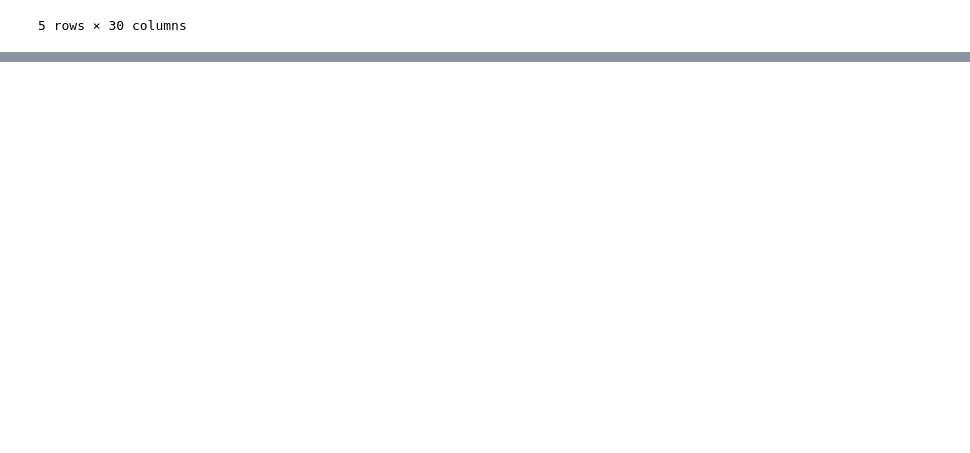
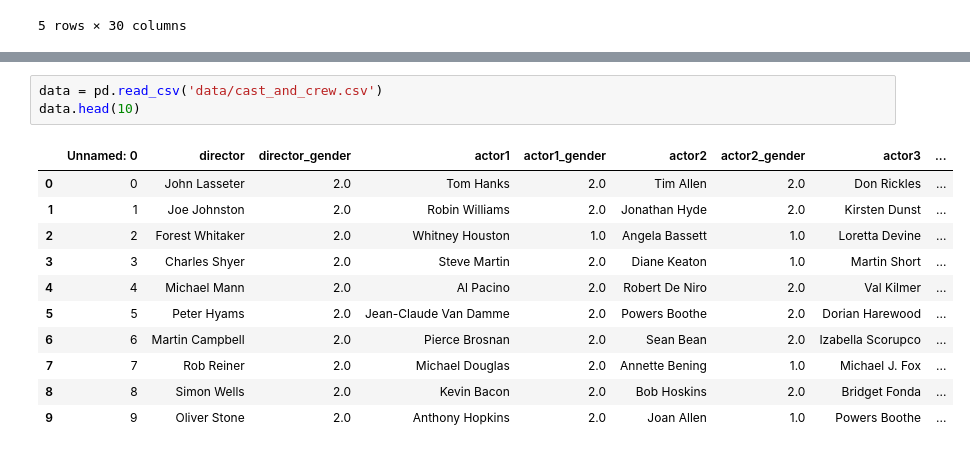
Before and after one commit to apoovey/DataScienceFinalProject, a Jupyter notebook: merge_datasets.ipynb, the cells around one changed output, grey strips where cells are left out. Drawn from its saved outputs; the diff is of its cells as text; blank space fills up the shorter version.

```diff
--- a/merge_datasets.ipynb
+++ b/merge_datasets.ipynb
@@ -306,0 +362,15 @@ data.head()
+# %%
+data = pd.read_csv('data/cast_and_crew.csv')
+data.head(10)
+# %% [output]
+|  | Unnamed: 0 | director | director_gender | actor1 | actor1_gender | actor2 | actor2_gender | actor3 | ... |
+| 0 | 0 | John Lasseter | 2.0 | Tom Hanks | 2.0 | Tim Allen | 2.0 | Don Rickles | ... |
+| 1 | 1 | Joe Johnston | 2.0 | Robin Williams | 2.0 | Jonathan Hyde | 2.0 | Kirsten Dunst | ... |
+| 2 | 2 | Forest Whitaker | 2.0 | Whitney Houston | 1.0 | Angela Bassett | 1.0 | Loretta Devine | ... |
+| 3 | 3 | Charles Shyer | 2.0 | Steve Martin | 2.0 | Diane Keaton | 1.0 | Martin Short | ... |
+| 4 | 4 | Michael Mann | 2.0 | Al Pacino | 2.0 | Robert De Niro | 2.0 | Val Kilmer | ... |
+| 5 | 5 | Peter Hyams | 2.0 | Jean-Claude Van Damme | 2.0 | Powers Boothe | 2.0 | Dorian Harewood | ... |
+| 6 | 6 | Martin Campbell | 2.0 | Pierce Brosnan | 2.0 | Sean Bean | 2.0 | Izabella Scorupco | ... |
+| 7 | 7 | Rob Reiner | 2.0 | Michael Douglas | 2.0 | Annette Bening | 1.0 | Michael J. Fox | ... |
+| 8 | 8 | Simon Wells | 2.0 | Kevin Bacon | 2.0 | Bob Hoskins | 2.0 | Bridget Fonda | ... |
+| 9 | 9 | Oliver Stone | 2.0 | Anthony Hopkins | 2.0 | Joan Allen | 1.0 | Powers Boothe | ... |
```
Also changed, not shown: parts of 10 cells of this notebook, 7 other files.
